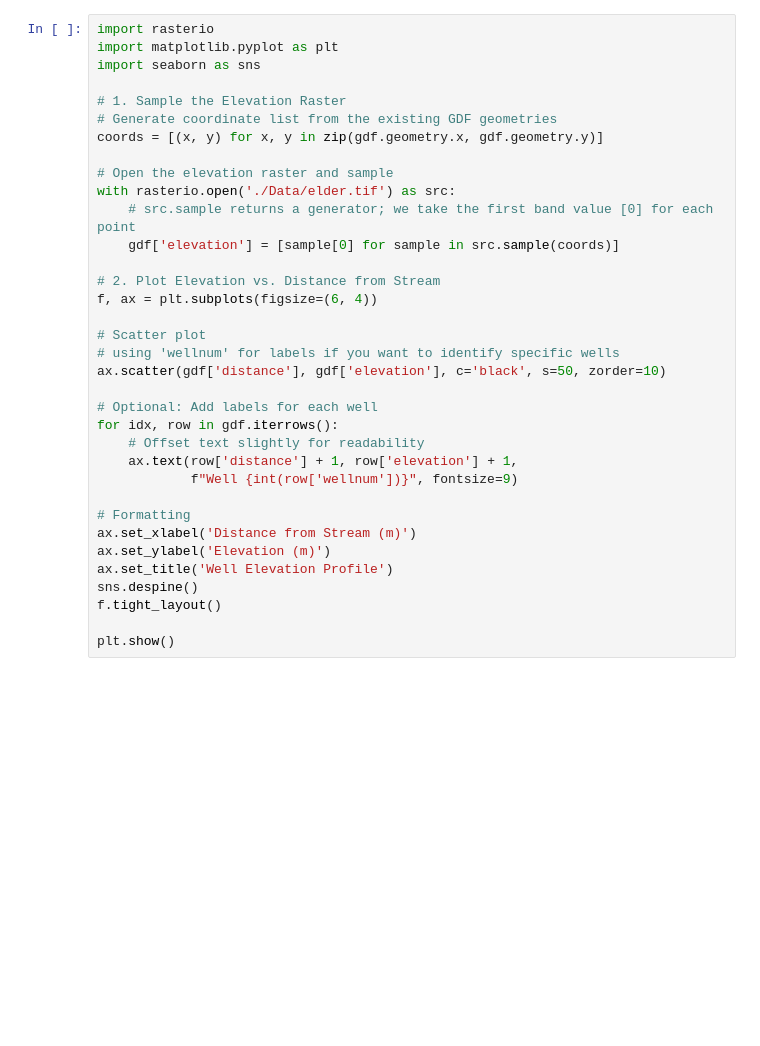
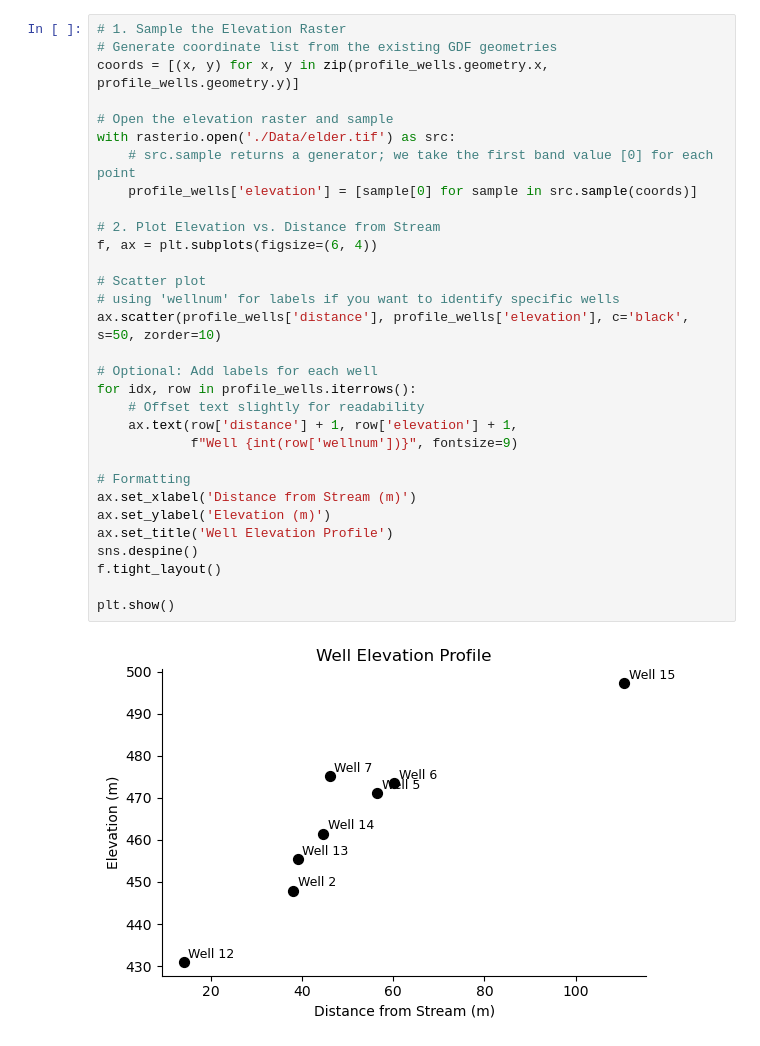
Before and after one commit to daviddralle/rivendell_groundwater, a Jupyter notebook: 03_groundwater_streamflow_analysis.ipynb, the cells around one changed output. Drawn from its saved outputs; the diff is of its cells as text; blank space fills up the shorter version.

```diff
--- a/03_groundwater_streamflow_analysis.ipynb
+++ b/03_groundwater_streamflow_analysis.ipynb
@@ -46,36 +55,34 @@ else:
 # %%
-import rasterio
-import matplotlib.pyplot as plt
-import seaborn as sns
-
 # 1. Sample the Elevation Raster
 # Generate coordinate list from the existing GDF geometries
-coords = [(x, y) for x, y in zip(gdf.geometry.x, gdf.geometry.y)]
+coords = [(x, y) for x, y in zip(profile_wells.geometry.x, profile_wells.geometry.y)]
 
 # Open the elevation raster and sample
 with rasterio.open('./Data/elder.tif') as src:
     # src.sample returns a generator; we take the first band value [0] for each point
-    gdf['elevation'] = [sample[0] for sample in src.sample(coords)]
+    profile_wells['elevation'] = [sample[0] for sample in src.sample(coords)]
 
 # 2. Plot Elevation vs. Distance from Stream
 f, ax = plt.subplots(figsize=(6, 4))
 
 # Scatter plot
 # using 'wellnum' for labels if you want to identify specific wells
-ax.scatter(gdf['distance'], gdf['elevation'], c='black', s=50, zorder=10)
+ax.scatter(profile_wells['distance'], profile_wells['elevation'], c='black', s=50, zorder=10)
 
 # Optional: Add labels for each well
-for idx, row in gdf.iterrows():
+for idx, row in profile_wells.iterrows():
     # Offset text slightly for readability
     ax.text(row['distance'] + 1, row['elevation'] + 1,
             f"Well {int(row['wellnum'])}", fontsize=9)
 
 # Formatting
 ax.set_xlabel('Distance from Stream (m)')
 ax.set_ylabel('Elevation (m)')
 ax.set_title('Well Elevation Profile')
 sns.despine()
 f.tight_layout()
 
 plt.show()
+# %% [output]
+[figure, added]
 # %%
```
Also changed, not shown: parts of 7 cells of this notebook, 9 other files.
